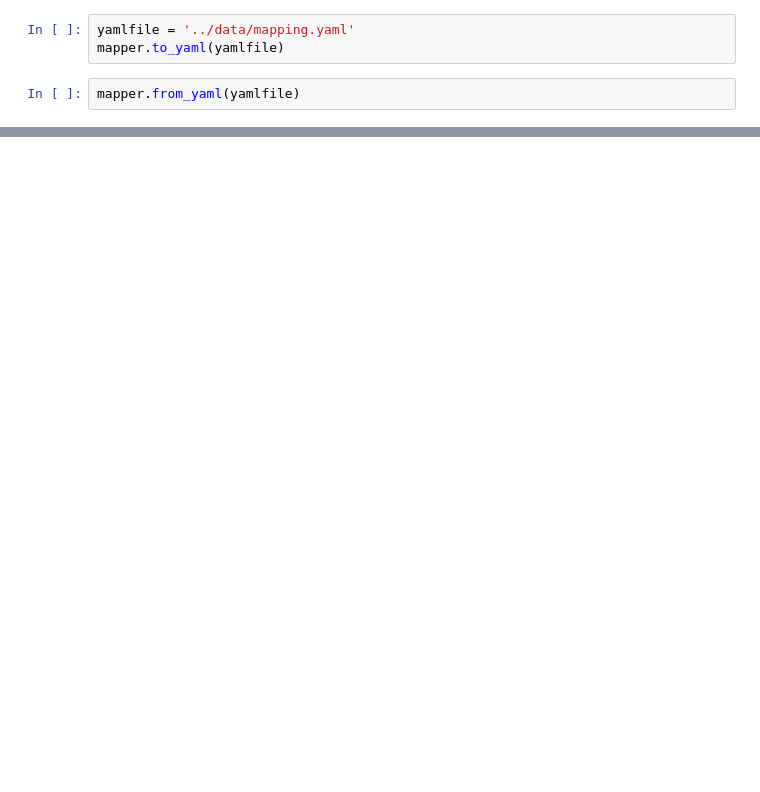
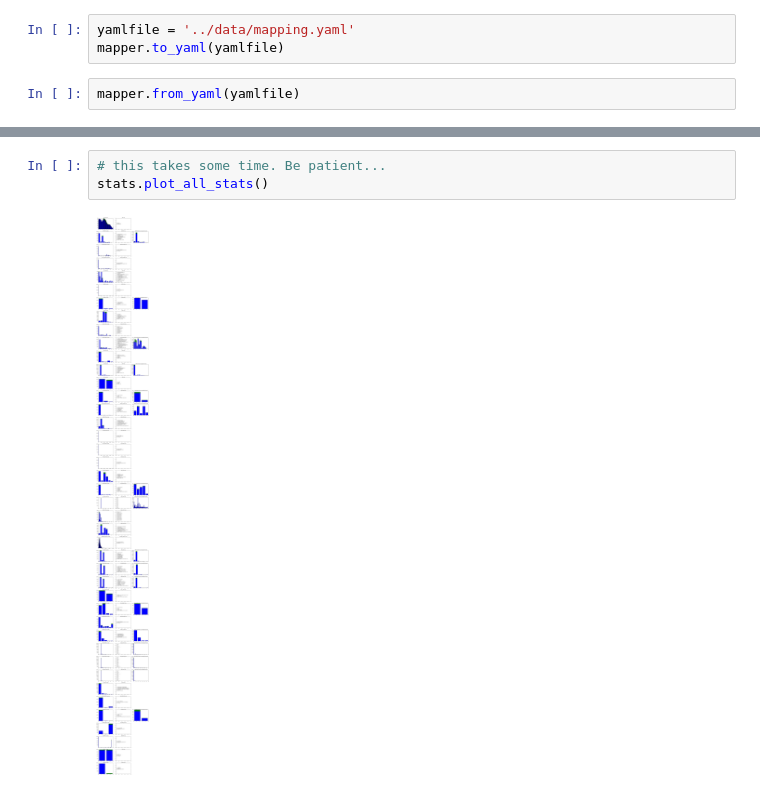
Before and after one commit to kenjil/us_census, a Jupyter notebook: ipython/run.ipynb, the cells around one changed output, grey strips where cells are left out. Cells and saved outputs as stored; diff of their text form; blank space fills up the shorter version.

```diff
--- a/ipython/run.ipynb
+++ b/ipython/run.ipynb
@@ -24,0 +60,5 @@ mapper.from_yaml(yamlfile)
+# %%
+# this takes some time. Be patient...
+stats.plot_all_stats()
+# %% [output]
+[figure, added]
```
Also changed, not shown: parts of 12 cells of this notebook.
